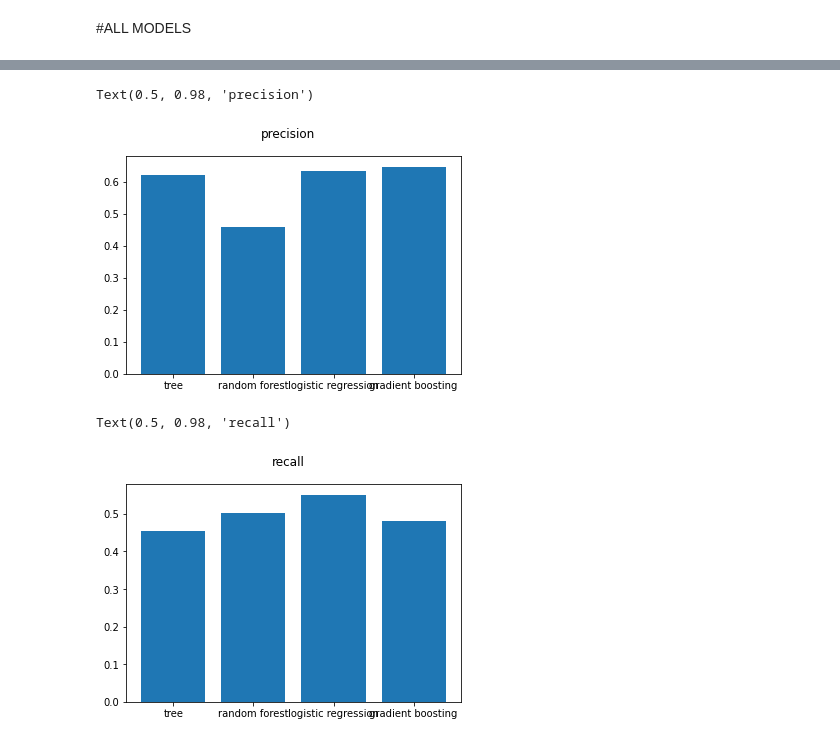
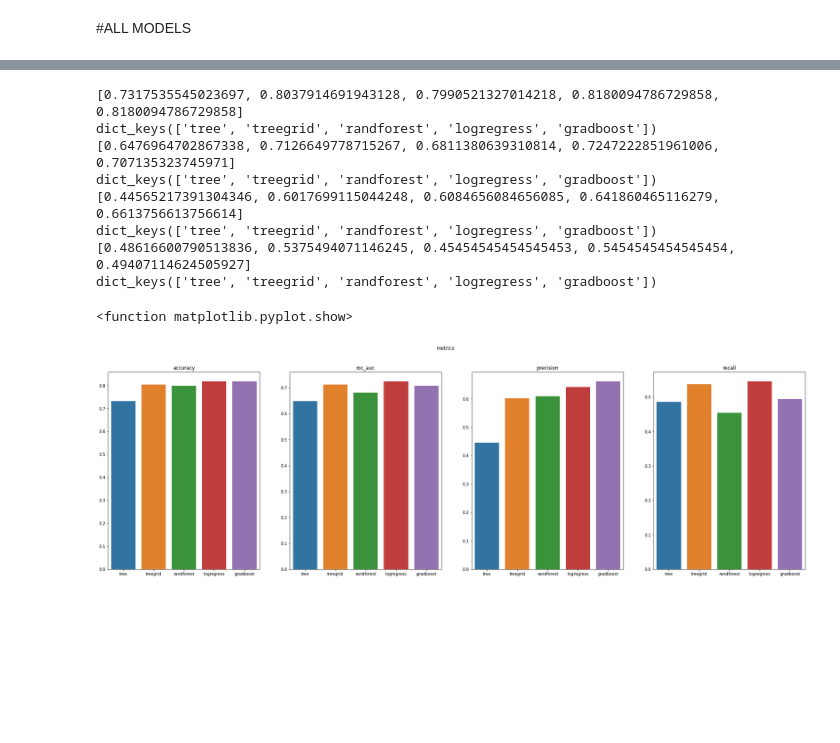
Before and after one commit to Kostia2004/DLScompetition, a Jupyter notebook: train.ipynb, the cells around one changed output, grey strips where cells are left out. Saved outputs shown, nothing was run; the diff lists cells and outputs as text; code cells hidden in the pictures; blank space fills up the shorter version.

Commit message:
output of model metrics has been changed

```diff
--- a/train.ipynb
+++ b/train.ipynb
@@ -100,7 +101,10 @@ Y_columns = ['Churn']
 x = dataset[X_columns]
 y = dataset[Y_columns]
 # %%
-x_train, x_test, y_train, y_test = train_test_split(x.values, y.values, test_size=0.3, random_state=17)
+x_train, x_test, y_train, y_test = train_test_split(x.values, y.values, test_size=0.2, random_state=17)
+# %%
+metrics_scores = {}
+metrics = ['accuracy', 'roc_auc', 'precision', 'recall']
 # %% [markdown]
 #Tree
 # %% [markdown]
@@ -275,13 +292,16 @@ from sklearn.metrics import roc_auc_score
 from sklearn.metrics import precision_score
 from sklearn.metrics import recall_score
 
+metrics_scores['gradboost'] = {}
+
 gb_pred = gb_clf.predict(x_test)
-gb_acc = accuracy_score(y_test, gb_pred)
-gb_roc = roc_auc_score(y_test, gb_pred)
-gb_precision = precision_score(y_test, gb_pred)
-gb_recall = recall_score(y_test, gb_pred)
-print('accuracy:', gb_acc)
-print('roc_auc:', gb_roc)
-print('precision:', gb_precision)
-print('recall:', gb_recall)
+gb_metrics = []
+gb_metrics.append(accuracy_score(y_test, gb_pred))
+gb_metrics.append(roc_auc_score(y_test, gb_pred))
+gb_metrics.append(precision_score(y_test, gb_pred))
+gb_metrics.append(recall_score(y_test, gb_pred))
+for i in range(len(metrics)):
+  metrics_scores['gradboost'][metrics[i]] = gb_metrics[i]
+for metric in metrics:
+  print(metric+':', metrics_scores['gradboost'][metric])
 # %% [output]
@@ -309,14 +337,28 @@ Text(0.5, 0.98, 'AUC ROC')
-# %%
-precision = [treegrid_precision, rf_precision, lr_precision, gb_precision]
-plt.bar(models, precision)
-plt.suptitle('precision')
-# %% [output]
-Text(0.5, 0.98, 'precision')
-[figure, removed]
-# %%
-recall = [treegrid_recall, rf_recall, lr_recall, gb_recall]
-plt.bar(models, recall)
-plt.suptitle('recall')
-# %% [output]
-Text(0.5, 0.98, 'recall')
-[figure, removed]
+# %%
+fig, axs = plt.subplots(1, 4, figsize = (31, 9))
+ind = 0
+for metric in metrics:
+  score = []
+  for model in metrics_scores.keys():
+    score.append(metrics_scores[model][metric])
+  print(score)
+  print(metrics_scores.keys())
+  ax = sns.barplot(x = list(metrics_scores.keys()), y=score, ax = axs[ind])
+  ax.title.set_text(metric)
+  ind+=1
+plt.show
+#sns.histplot(data=metrics, x = 'roc', ax = axs[1])
+#sns.histplot(data=metrics, x = 'precision', ax = axs[2])
+plt.suptitle('metrics')
+plt.show
+# %% [output]
+[0.7317535545023697, 0.8037914691943128, 0.7990521327014218, 0.8180094786729858, 0.8180094786729858]
+dict_keys(['tree', 'treegrid', 'randforest', 'logregress', 'gradboost'])
+[0.6476964702867338, 0.7126649778715267, 0.6811380639310814, 0.7247222851961006, 0.707135323745971]
+dict_keys(['tree', 'treegrid', 'randforest', 'logregress', 'gradboost'])
+[0.44565217391304346, 0.6017699115044248, 0.6084656084656085, 0.641860465116279, 0.6613756613756614]
+dict_keys(['tree', 'treegrid', 'randforest', 'logregress', 'gradboost'])
+[0.48616600790513836, 0.5375494071146245, 0.45454545454545453, 0.5454545454545454, 0.49407114624505927]
+dict_keys(['tree', 'treegrid', 'randforest', 'logregress', 'gradboost'])
+<function matplotlib.pyplot.show>
+[figure, added]
```
Also changed, not shown: parts of 12 cells of this notebook.
